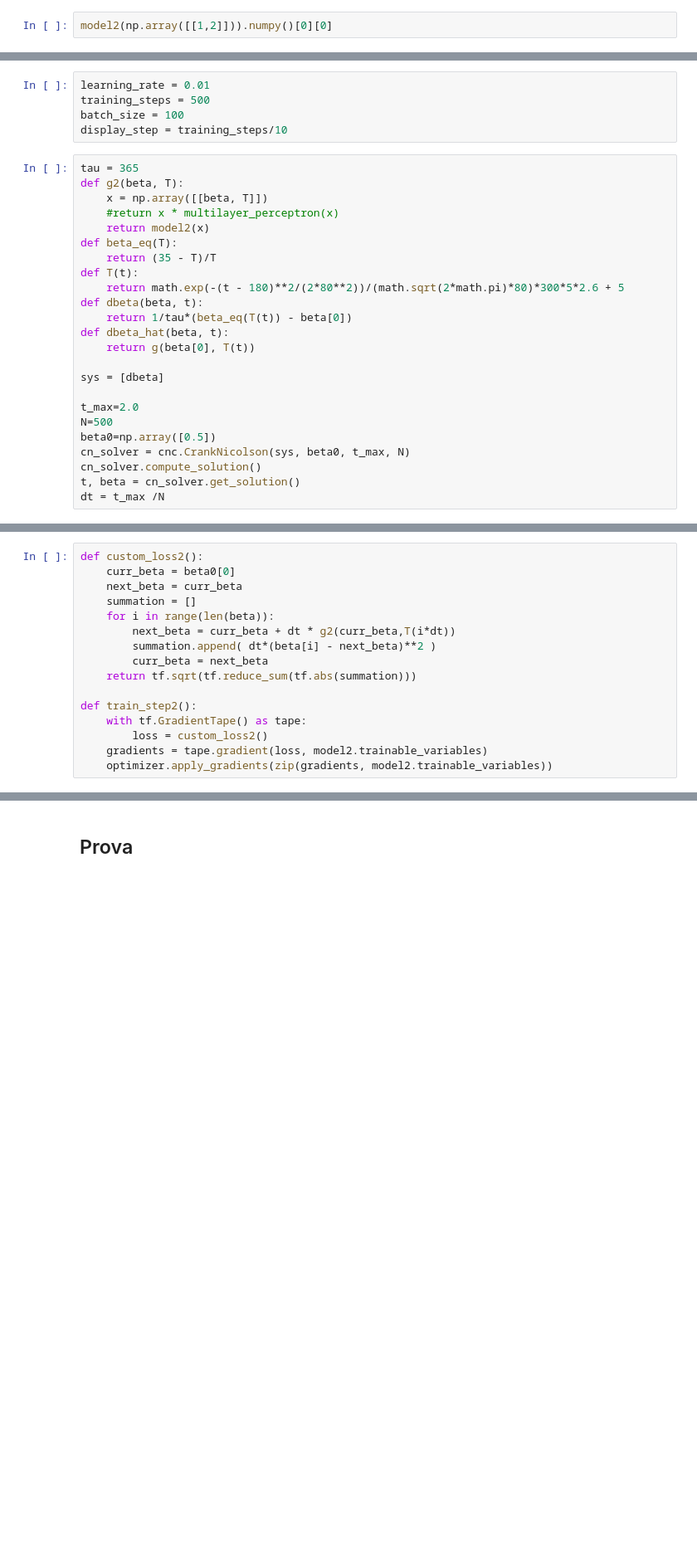
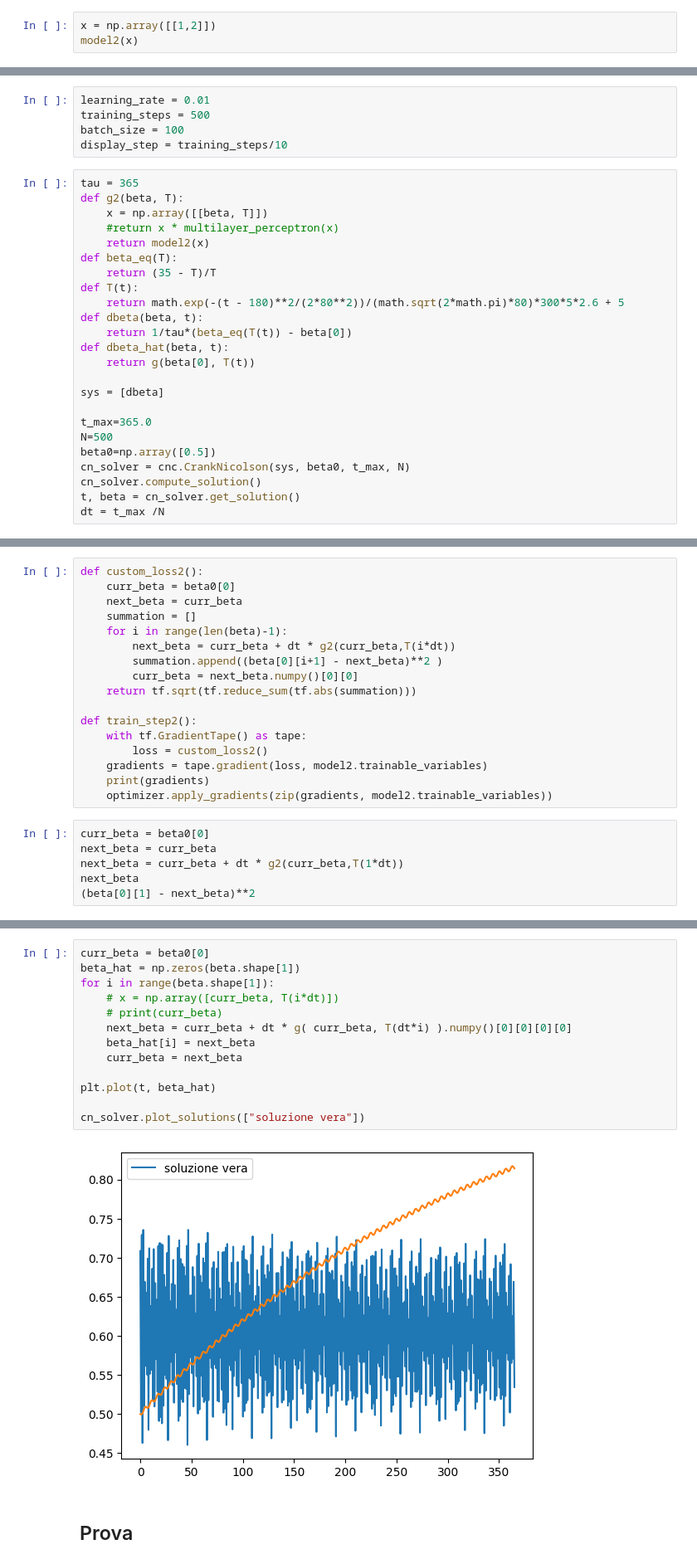
Before and after one commit to adrianoracano/Prog-NAPDE, a Jupyter notebook: prova_cn.ipynb, the cells around one changed output, grey strips where cells are left out. Shown: that part at 83% size. Cells and saved outputs as stored; diff of their text form; blank space fills up the shorter version.

```diff
--- a/prova_cn.ipynb
+++ b/prova_cn.ipynb
@@ -258,5 +276,6 @@ model2 = tfk.Model(inputs=input_layer, outputs=output_layer, name='FFNN2')
 # %%
 optimizer = tfk.optimizers.SGD(learning_rate=1e-2)
 # %%
-model2(np.array([[1,2]])).numpy()[0][0]
+x = np.array([[1,2]])
+model2(x)
 # %% [output]
@@ -283,7 +302,7 @@ def dbeta_hat(beta, t):
 
 sys = [dbeta]
 
-t_max=2.0
+t_max=365.0
 N=500
 beta0=np.array([0.5])
 cn_solver = cnc.CrankNicolson(sys, beta0, t_max, N)
@@ -299,14 +323,21 @@ def custom_loss2():
     curr_beta = beta0[0]
     next_beta = curr_beta
     summation = []
-    for i in range(len(beta)):
+    for i in range(len(beta)-1):
         next_beta = curr_beta + dt * g2(curr_beta,T(i*dt))
-        summation.append( dt*(beta[i] - next_beta)**2 )
-        curr_beta = next_beta
+        summation.append((beta[0][i+1] - next_beta)**2 )
+        curr_beta = next_beta.numpy()[0][0]
     return tf.sqrt(tf.reduce_sum(tf.abs(summation)))
 
 def train_step2():
     with tf.GradientTape() as tape:
         loss = custom_loss2()
     gradients = tape.gradient(loss, model2.trainable_variables)
+    print(gradients)
     optimizer.apply_gradients(zip(gradients, model2.trainable_variables))
+# %%
+curr_beta = beta0[0]
+next_beta = curr_beta
+next_beta = curr_beta + dt * g2(curr_beta,T(1*dt))
+next_beta
+(beta[0][1] - next_beta)**2
@@ -366,3 +547,18 @@ for i in range(len(t)):
+# %%
+curr_beta = beta0[0]
+beta_hat = np.zeros(beta.shape[1])
+for i in range(beta.shape[1]):
+    # x = np.array([curr_beta, T(i*dt)])
+    # print(curr_beta)
+    next_beta = curr_beta + dt * g( curr_beta, T(dt*i) ).numpy()[0][0][0][0]
+    beta_hat[i] = next_beta
+    curr_beta = next_beta
+
+plt.plot(t, beta_hat)
+
+cn_solver.plot_solutions(["soluzione vera"])
+# %% [output]
+[figure, added]
 # %% [markdown]
 ## Prova
 # %%
```
Also changed, not shown: parts of 15 cells of this notebook.
